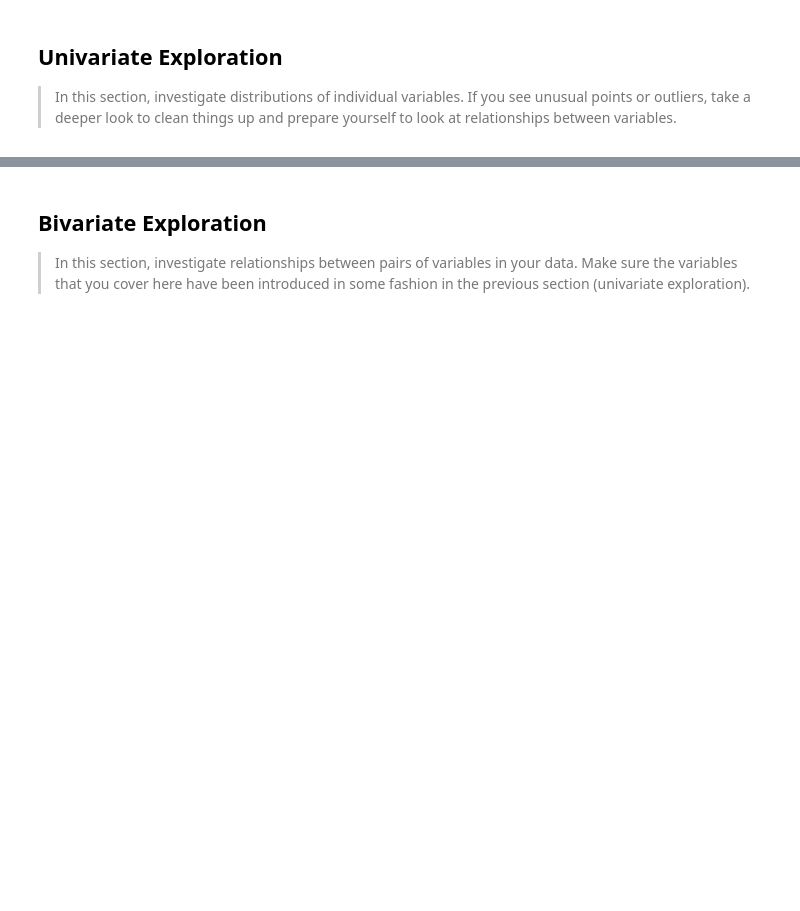
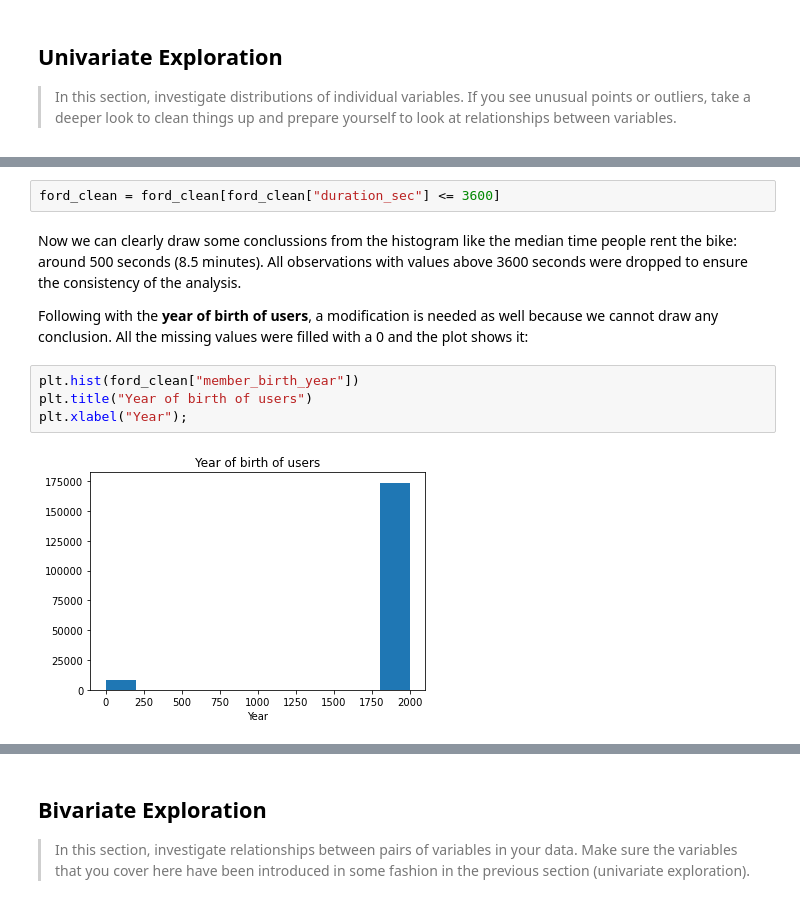
Before and after one commit to aingelmo/aingelmo.github.io, a Jupyter notebook: Project_5_Communicate-Data-Findings/exploration_template.ipynb, the cells around one changed output, grey strips where cells are left out. Cells and saved outputs as stored; diff of their text form; blank space fills up the shorter version.

```diff
--- a/Project_5_Communicate-Data-Findings/exploration_template.ipynb
+++ b/Project_5_Communicate-Data-Findings/exploration_template.ipynb
@@ -166,0 +221,12 @@ plt.hist(ford_clean["duration_sec"]);
+# %%
+ford_clean = ford_clean[ford_clean["duration_sec"] <= 3600]
+# %% [markdown]
+Now we can clearly draw some conclussions from the histogram like the median time people rent the bike: around 500 seconds (8.5 minutes). All observations with values above 3600 seconds were  dropped to ensure the consistency of the analysis.
+
+Following with the **year of birth of users**, a modification is needed as well because we cannot draw any conclusion. All the missing values were filled with a 0 and the plot shows it:
+# %%
+plt.hist(ford_clean["member_birth_year"])
+plt.title("Year of birth of users")
+plt.xlabel("Year");
+# %% [output]
+[figure, added]
```
Also changed, not shown: parts of 18 cells of this notebook.
